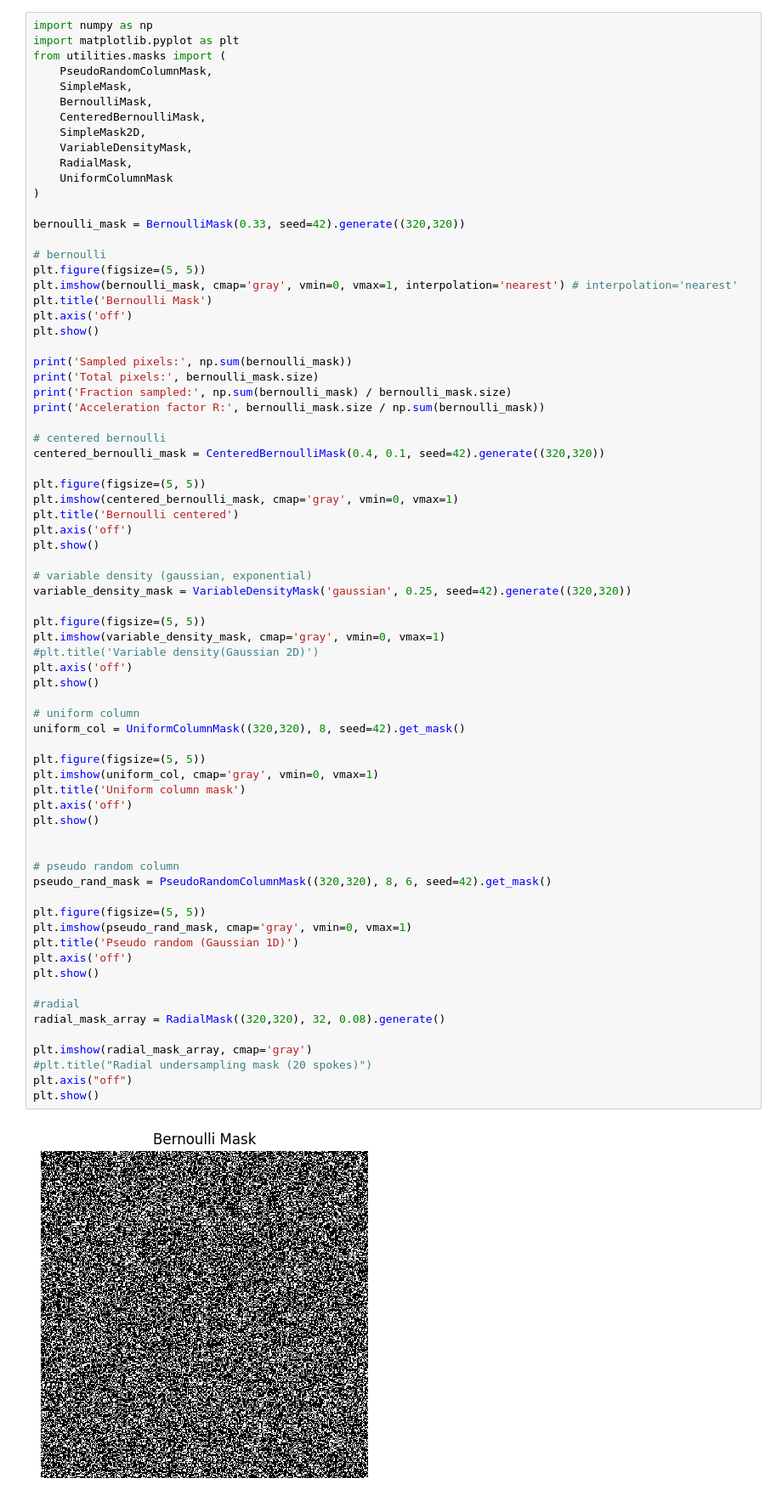
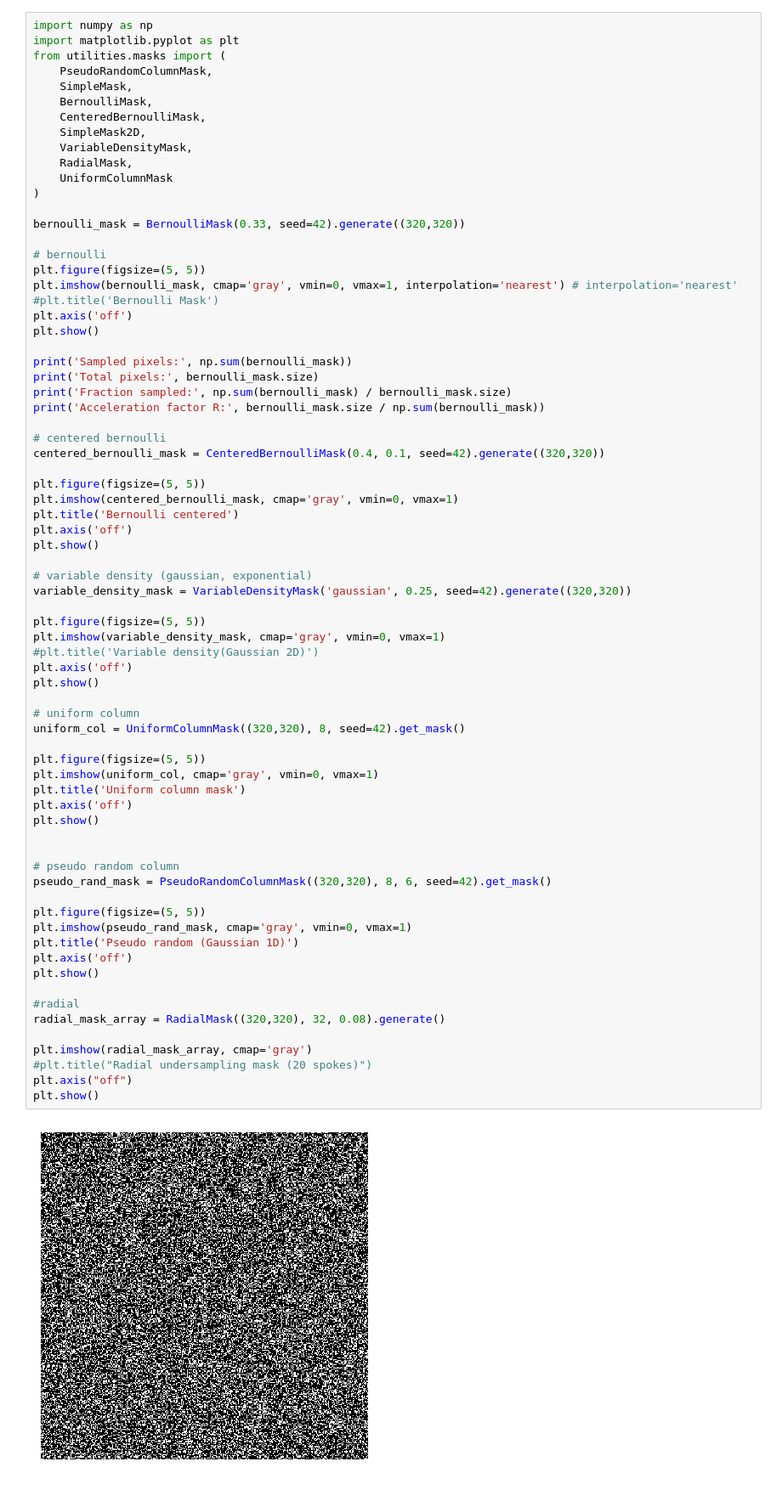
Before and after one commit to jkostaa/bachelor-thesis, a Jupyter notebook: notebooks/visualizer.ipynb, the cells around one changed output. Shown at 85% size. Drawn from its saved outputs; the diff is of its cells as text.

```diff
--- a/notebooks/visualizer.ipynb
+++ b/notebooks/visualizer.ipynb
@@ -17,7 +17,7 @@ bernoulli_mask = BernoulliMask(0.33, seed=42).generate((320,320))
 # bernoulli
 plt.figure(figsize=(5, 5))
 plt.imshow(bernoulli_mask, cmap='gray', vmin=0, vmax=1, interpolation='nearest') # interpolation='nearest'
-plt.title('Bernoulli Mask')
+#plt.title('Bernoulli Mask')
 plt.axis('off')
 plt.show()
 
@@ -44,34 +44,34 @@ plt.imshow(variable_density_mask, cmap='gray', vmin=0, vmax=1)
 plt.axis('off')
 plt.show()
 
 # uniform column
 uniform_col = UniformColumnMask((320,320), 8, seed=42).get_mask()
 
 plt.figure(figsize=(5, 5))
 plt.imshow(uniform_col, cmap='gray', vmin=0, vmax=1)
 plt.title('Uniform column mask')
 plt.axis('off')
 plt.show()
 
 
 # pseudo random column
 pseudo_rand_mask = PseudoRandomColumnMask((320,320), 8, 6, seed=42).get_mask()
 
 plt.figure(figsize=(5, 5))
 plt.imshow(pseudo_rand_mask, cmap='gray', vmin=0, vmax=1)
 plt.title('Pseudo random (Gaussian 1D)')
 plt.axis('off')
 plt.show()
 
 #radial
 radial_mask_array = RadialMask((320,320), 32, 0.08).generate()
 
 plt.imshow(radial_mask_array, cmap='gray')
 #plt.title("Radial undersampling mask (20 spokes)")
 plt.axis("off")
 plt.show()
 # %% [output]
-[figure, old version]
+[figure, new version]
 Sampled pixels: 33649
 Total pixels: 102400
 Fraction sampled: 0.328603515625
```
Also changed, not shown: parts of 2 cells of this notebook, 3 other files.
